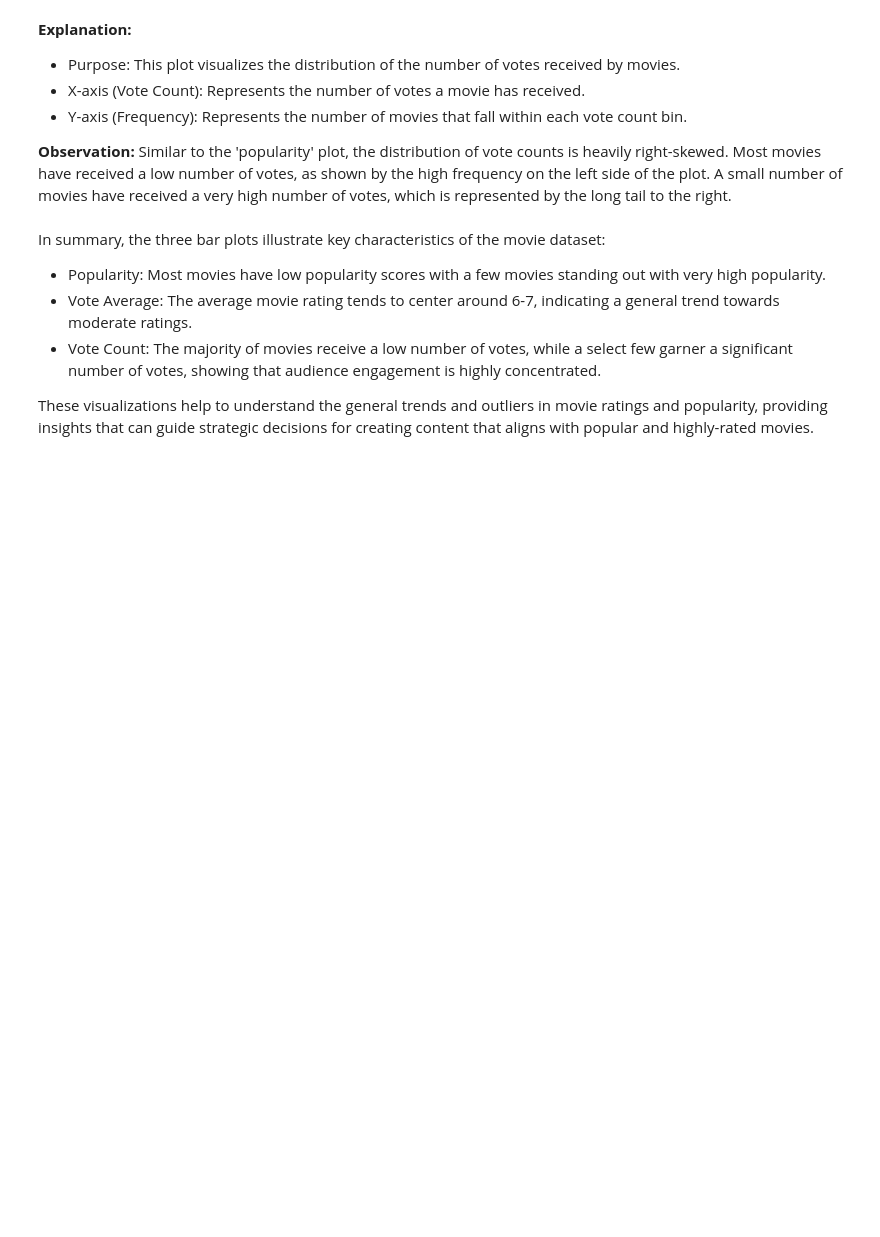
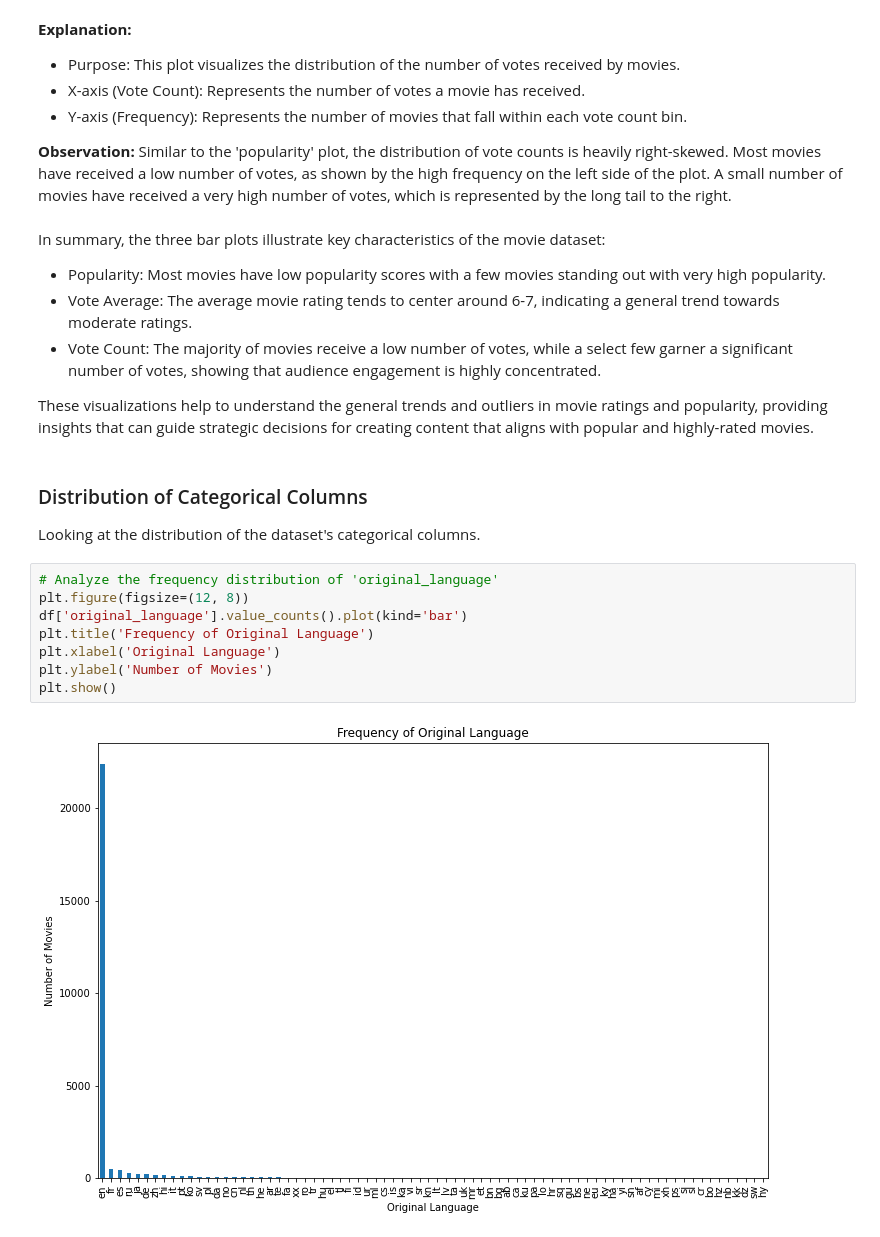
Before and after one commit to Leila-Nyambura/phase_1_project, a Jupyter notebook: box_office_success_analysis.ipynb, the cells around one changed output. Cells and saved outputs as stored; diff of their text form; blank space fills up the shorter version.

Commit message:
categorical data distribution

```diff
--- a/box_office_success_analysis.ipynb
+++ b/box_office_success_analysis.ipynb
@@ -239,3 +239,16 @@ In summary, the three bar plots illustrate key characteristics of the movie data
 - Vote Count: The majority of movies receive a low number of votes, while a select few garner a significant number of votes, showing that audience engagement is highly concentrated.
 
 These visualizations help to understand the general trends and outliers in movie ratings and popularity, providing insights that can guide strategic decisions for creating content that aligns with popular and highly-rated movies.
+# %% [markdown]
+### Distribution of Categorical Columns
+Looking at the distribution of the dataset's categorical columns.
+# %%
+# Analyze the frequency distribution of 'original_language'
+plt.figure(figsize=(12, 8))
+df['original_language'].value_counts().plot(kind='bar')
+plt.title('Frequency of Original Language')
+plt.xlabel('Original Language')
+plt.ylabel('Number of Movies')
+plt.show()
+# %% [output]
+[figure, added]
```
